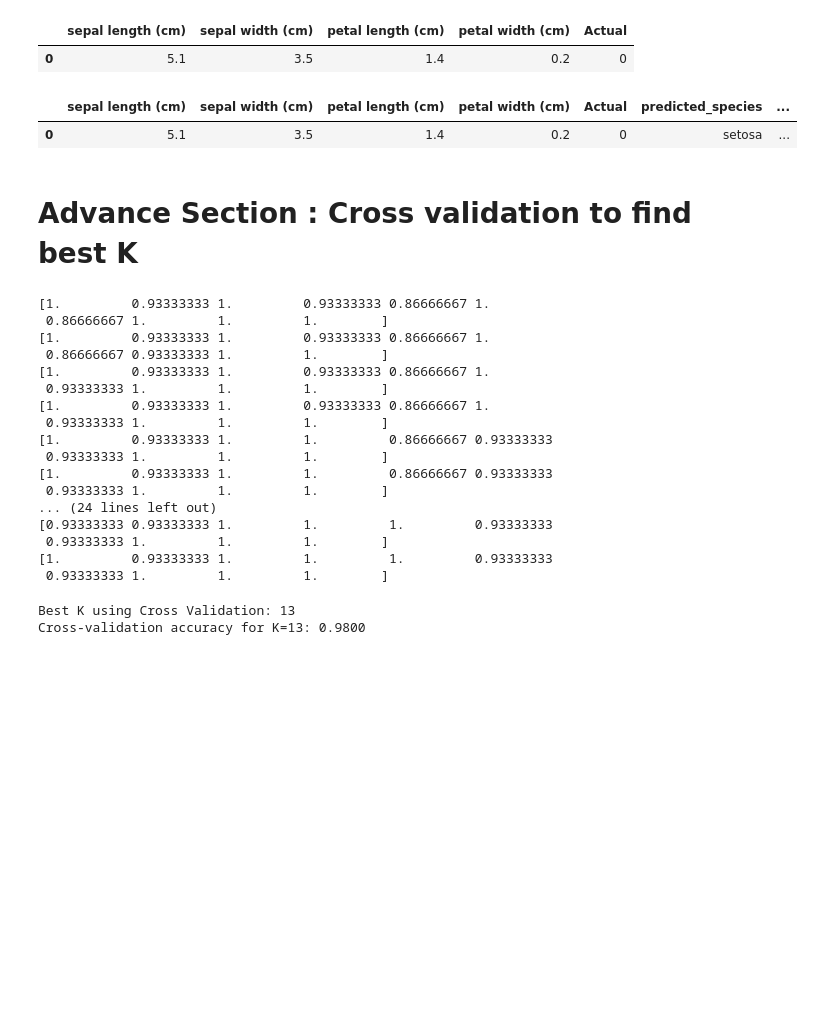
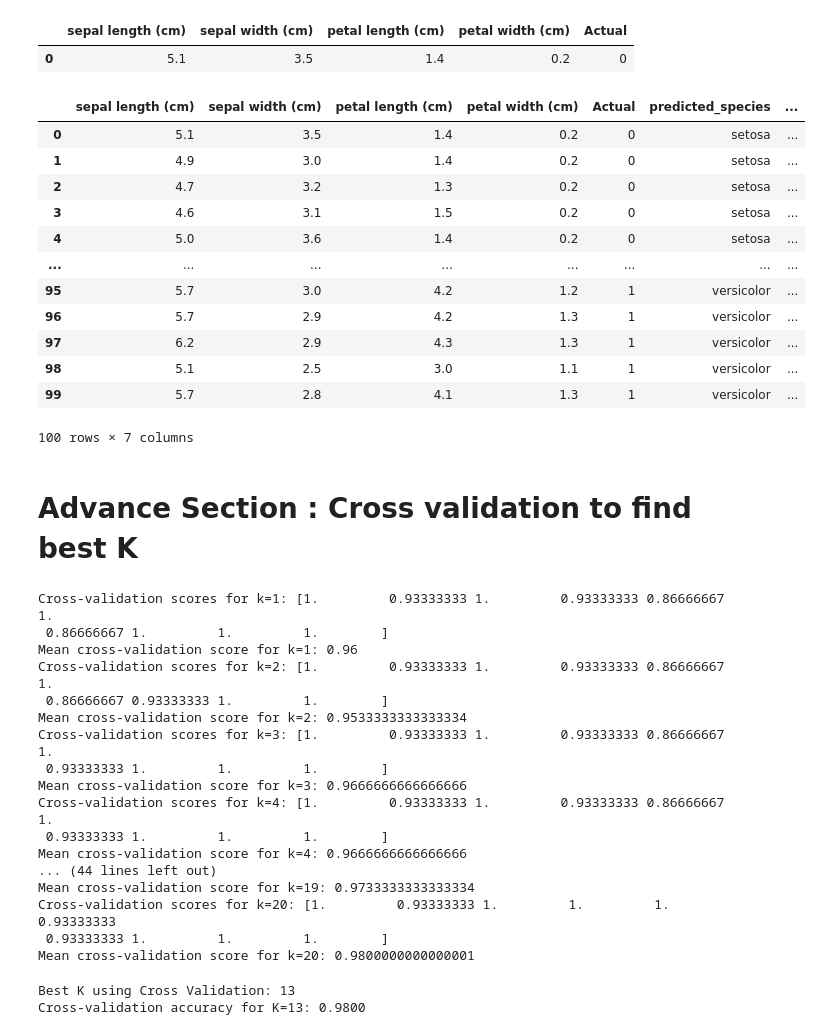
Before and after one commit to visshal2301/Data_ML_AI, a Jupyter notebook: ML/ML_11/27-06-2026_KNN.ipynb, the cells around one changed output. Drawn from its saved outputs; the diff is of its cells as text; code cells hidden in the pictures; blank space fills up the shorter version.

```diff
--- a/ML/ML_11/27-06-2026_KNN.ipynb
+++ b/ML/ML_11/27-06-2026_KNN.ipynb
@@ -145,10 +121,21 @@ X_df.head(1)
 X_df['predicted_species'] = predictions
 X_df['predicted_species_idx'] = predictions_indx
 # %%
-X_df.head(1)
+X_df.head(100)
 # %% [output]
 |  | sepal length (cm) | sepal width (cm) | petal length (cm) | petal width (cm) | Actual | predicted_species | ... |
 | 0 | 5.1 | 3.5 | 1.4 | 0.2 | 0 | setosa | ... |
+| 1 | 4.9 | 3.0 | 1.4 | 0.2 | 0 | setosa | ... |
+| 2 | 4.7 | 3.2 | 1.3 | 0.2 | 0 | setosa | ... |
+| 3 | 4.6 | 3.1 | 1.5 | 0.2 | 0 | setosa | ... |
+| 4 | 5.0 | 3.6 | 1.4 | 0.2 | 0 | setosa | ... |
+| ... | ... | ... | ... | ... | ... | ... | ... |
+| 95 | 5.7 | 3.0 | 4.2 | 1.2 | 1 | versicolor | ... |
+| 96 | 5.7 | 2.9 | 4.2 | 1.3 | 1 | versicolor | ... |
+| 97 | 6.2 | 2.9 | 4.3 | 1.3 | 1 | versicolor | ... |
+| 98 | 5.1 | 2.5 | 3.0 | 1.1 | 1 | versicolor | ... |
+| 99 | 5.7 | 2.8 | 4.1 | 1.3 | 1 | versicolor | ... |
+100 rows × 7 columns
 # %%
 X_df.to_csv("KNN_k_5_iris_predicted_value.csv")
 # %% [markdown]
@@ -161,27 +148,29 @@ K_range = range(1, 21)
 for k in K_range:
     knn_cv = KNeighborsClassifier(n_neighbors=k)
     scores = cross_val_score(knn_cv, X, y, cv=10, scoring='accuracy')
-    print(scores)
+    print(f"Cross-validation scores for k={k}: {scores}")
+    print(f"Mean cross-validation score for k={k}: {scores.mean()}")
+
     # time.sleep(1)
     cv_scores.append(scores.mean())
 # %% [output]
-[1.         0.93333333 1.         0.93333333 0.86666667 1.
+Cross-validation scores for k=1: [1.         0.93333333 1.         0.93333333 0.86666667 1.
  0.86666667 1.         1.         1.        ]
-[1.         0.93333333 1.         0.93333333 0.86666667 1.
+Mean cross-validation score for k=1: 0.96
+Cross-validation scores for k=2: [1.         0.93333333 1.         0.93333333 0.86666667 1.
  0.86666667 0.93333333 1.         1.        ]
-[1.         0.93333333 1.         0.93333333 0.86666667 1.
+Mean cross-validation score for k=2: 0.9533333333333334
+Cross-validation scores for k=3: [1.         0.93333333 1.         0.93333333 0.86666667 1.
  0.93333333 1.         1.         1.        ]
-[1.         0.93333333 1.         0.93333333 0.86666667 1.
+Mean cross-validation score for k=3: 0.9666666666666666
+Cross-validation scores for k=4: [1.         0.93333333 1.         0.93333333 0.86666667 1.
  0.93333333 1.         1.         1.        ]
-[1.         0.93333333 1.         1.         0.86666667 0.93333333
+Mean cross-validation score for k=4: 0.9666666666666666
+... (44 lines left out)
+Mean cross-validation score for k=19: 0.9733333333333334
+Cross-validation scores for k=20: [1.         0.93333333 1.         1.         1.         0.93333333
  0.93333333 1.         1.         1.        ]
-[1.         0.93333333 1.         1.         0.86666667 0.93333333
- 0.93333333 1.         1.         1.        ]
-... (24 lines left out)
-[0.93333333 0.93333333 1.         1.         1.         0.93333333
- 0.93333333 1.         1.         1.        ]
-[1.         0.93333333 1.         1.         1.         0.93333333
- 0.93333333 1.         1.         1.        ]
+Mean cross-validation score for k=20: 0.9800000000000001
 # %%
 import numpy as np
 # %%
```
Also changed, not shown: parts of 5 cells of this notebook, 4 other files.
